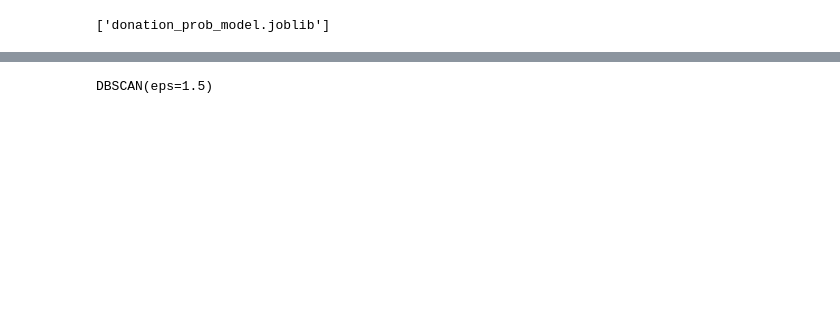
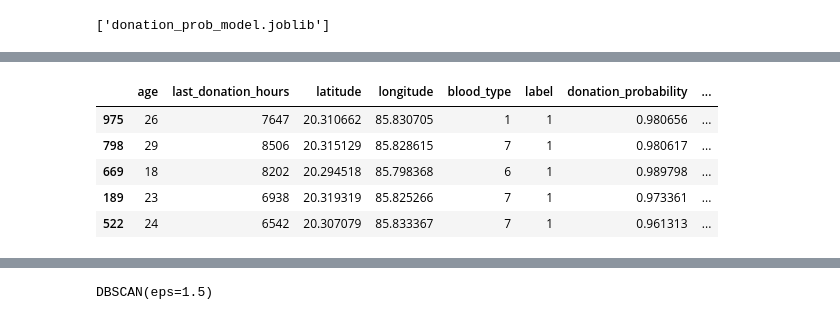
Before and after one commit to Graffian/RakthVeer, a Jupyter notebook: backend/notebooks/app.ipynb, the cells around one changed output, grey strips where cells are left out. Cells and saved outputs as stored; diff of their text form; code cells hidden in the pictures; blank space fills up the shorter version.

```diff
--- a/backend/notebooks/app.ipynb
+++ b/backend/notebooks/app.ipynb
@@ -376,3 +385,54 @@ Person 154: 99.41% chance of donating
+# %%
+import numpy as np
+
+def haversine_distance(lat1, lon1, lat2, lon2):
+    R = 6371
+    lat1, lon1, lat2, lon2 = map(np.radians, [lat1, lon1, lat2, lon2])
+    dlat = lat2 - lat1
+    dlon = lon2 - lon1
+    a = np.sin(dlat/2)**2 + np.cos(lat1) * np.cos(lat2) * np.sin(dlon/2)**2
+    c = 2 * np.arcsin(np.sqrt(a))
+    return R * c
+
+def find_best_donors(recipient_blood_type, user_latitude, user_longitude, top_k=5):
+    encoded_blood = label_encoders['blood_type'].transform([recipient_blood_type])[0]
+
+
+    compatible_bloods = blood_compatibility[recipient_blood_type]
+    compatible_bloods_encoded = label_encoders['blood_type'].transform(compatible_bloods)
+
+    compatible_donors = donor_dataset[donor_dataset['blood_type'].isin(compatible_bloods_encoded)].copy()
+
+
+    X_compatible = compatible_donors.drop(columns=['label'])
+    X_compatible_scaled = scaler.transform(X_compatible)
+
+    donation_probs = donation_prob_model.predict_proba(X_compatible_scaled)[:, 1]
+    compatible_donors['donation_probability'] = donation_probs
+
+
+    compatible_donors['distance_km'] = haversine_distance(
+        user_latitude,
+        user_longitude,
+        compatible_donors['latitude'].values,
+        compatible_donors['longitude'].values
+    )
+
+    compatible_donors['score'] = (compatible_donors['donation_probability'] * 0.7) + (1 / (1 + compatible_donors['distance_km']) * 0.3)
+
+
+    best_donors = compatible_donors.sort_values(by='score', ascending=False)
+
+    return best_donors.head(top_k)
+# %%
+find_best_donors("A+" , 20.303675 , 85.817302 , 5)
+# %% [output]
+|  | age | last_donation_hours | latitude | longitude | blood_type | label | donation_probability | ... |
+| 975 | 26 | 7647 | 20.310662 | 85.830705 | 1 | 1 | 0.980656 | ... |
+| 798 | 29 | 8506 | 20.315129 | 85.828615 | 7 | 1 | 0.980617 | ... |
+| 669 | 18 | 8202 | 20.294518 | 85.798368 | 6 | 1 | 0.989798 | ... |
+| 189 | 23 | 6938 | 20.319319 | 85.825266 | 7 | 1 | 0.973361 | ... |
+| 522 | 24 | 6542 | 20.307079 | 85.833367 | 7 | 1 | 0.961313 | ... |
 # %%
 import pandas as pd
 from sklearn.preprocessing import LabelEncoder, StandardScaler
```
Also changed, not shown: parts of 15 cells of this notebook, 5 other files.
